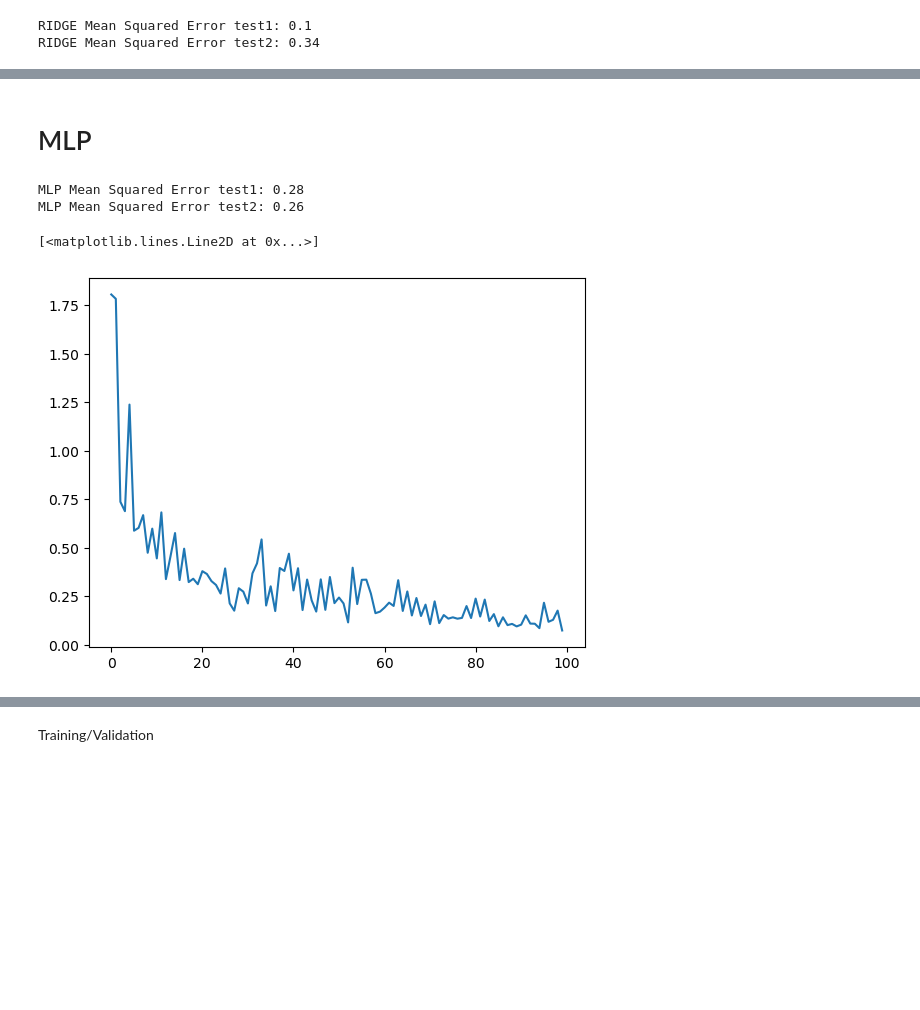
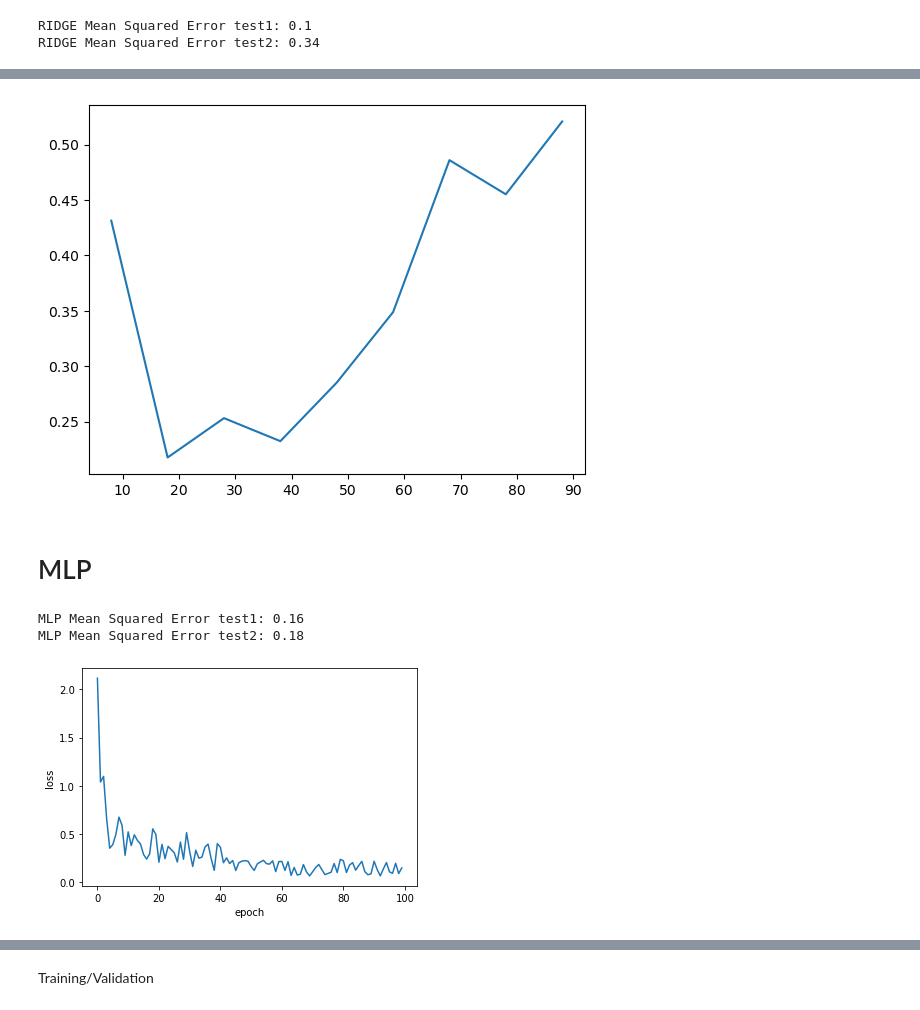
Before and after one commit to AndreaLaGrotteria/scrap, a Jupyter notebook: Data Analysis v2.ipynb, the cells around one changed output, grey strips where cells are left out. Cells and saved outputs as stored; diff of their text form; code cells hidden in the pictures; blank space fills up the shorter version.

```diff
--- a/Data Analysis v2.ipynb
+++ b/Data Analysis v2.ipynb
@@ -215,0 +211,6 @@ plt.show()
+# %%
+List_trainset = []
+for i in range(10,86,5):
+    Anticlust = pd.read_csv(f"Anticlustering/anticlusters_{i}.csv")
+    S = pd.concat([df_train, Anticlust],axis=1)
+    List_trainset.append(S[S['x'] == 1].drop(columns=['x']))
@@ -468,0 +540,14 @@ shap.summary_plot(shap_values[:,:-6], X.iloc[:, :-6])
+# %%
+from sklearn.linear_model import Lasso
+maxiter= 100000
+lasso_reg = Lasso(max_iter=maxiter)
+
+param_grid = {
+    'alpha': np.logspace(-4, 1, 30),
+}
+
+grid_search = GridSearchCV(lasso_reg, param_grid, cv=5)
+
+grid_search.fit(X, y)
+
+best_params = grid_search.best_params_
@@ -468,0 +558,18 @@ shap.summary_plot(shap_values[:,:-6], X.iloc[:, :-6])
+# %%
+lasso_reg = Lasso(**best_params,max_iter=maxiter)
+lasso_reg.fit(X, y)
+
+y_pred_train = lasso_reg.predict(X)
+
+y_pred_test1 = lasso_reg.predict(X_test1)
+y_pred_test2 = lasso_reg.predict(X_test2)
+
+MSE_Train_LASSO = mean_squared_error(y, y_pred_train)
+
+MSE_Test_LASSO1 = mean_squared_error(y_test1, y_pred_test1)
+MSE_Test_LASSO2 = mean_squared_error(y_test2, y_pred_test2)
+
+print(f"LASSO Mean Squared Error train: {round(MSE_Train_LASSO,2)}")
+
+print(f"LASSO Mean Squared Error test1: {round(MSE_Test_LASSO1,2)}")
+print(f"LASSO Mean Squared Error test2: {round(MSE_Test_LASSO2,2)}")
@@ -583,2 +720,6 @@ mplot = plt.plot(points,MSE_points)
+# %%
+mplot = plt.plot(points,MSE_points)
+# %% [output]
+[figure, added]
 # %% [markdown]
-# MLP
+# MLP <a class="anchor" id="MLP"></a>
@@ -627,37 +768,39 @@ optimizer = optim.Adam(model.parameters(), lr=0.001)
 # Training
 losses = []
 num_epochs = 100
 for epoch in range(num_epochs):
     for inputs, targets in train_loader:
         optimizer.zero_grad()
         outputs = model(inputs)
         loss = criterion(outputs, targets)
         loss.backward()
         optimizer.step()
 
     losses.append(loss.detach().numpy())
 
 # Testing
 X_test1_tensor = torch.FloatTensor(X_test1.to_numpy())
 X_test2_tensor = torch.FloatTensor(X_test2.to_numpy())
 
 with torch.no_grad():
     model.eval()
     y_pred_test1 = model(X_test1_tensor)
     y_pred_test2 = model(X_test2_tensor)
 
     MSE_Test_MLP1 = mean_squared_error(y_test1, y_pred_test1)
     MSE_Test_MLP2 = mean_squared_error(y_test2, y_pred_test2)
 
 print(f"MLP Mean Squared Error test1: {round(np.mean(MSE_Test_MLP1),2)}")
 print(f"MLP Mean Squared Error test2: {round(np.mean(MSE_Test_MLP2),2)}")
 
 plt.plot(losses)
+plt.xlabel("epoch")
+plt.ylabel("loss")
+plt.show()
 # %% [output]
-MLP Mean Squared Error test1: 0.28
-MLP Mean Squared Error test2: 0.26
+MLP Mean Squared Error test1: 0.16
+MLP Mean Squared Error test2: 0.18
-[<matplotlib.lines.Line2D at 0x...>]
-[figure, old version]
+[figure, new version]
 # %%
 plt.scatter(y_test1,y_pred_test1,marker = "+")
 x_line = np.linspace(min(y_test1), max(y_test1), 100)  # Créer une série de points x pour la droite
```
Also changed, not shown: parts of 124 cells of this notebook, 17 other files.
